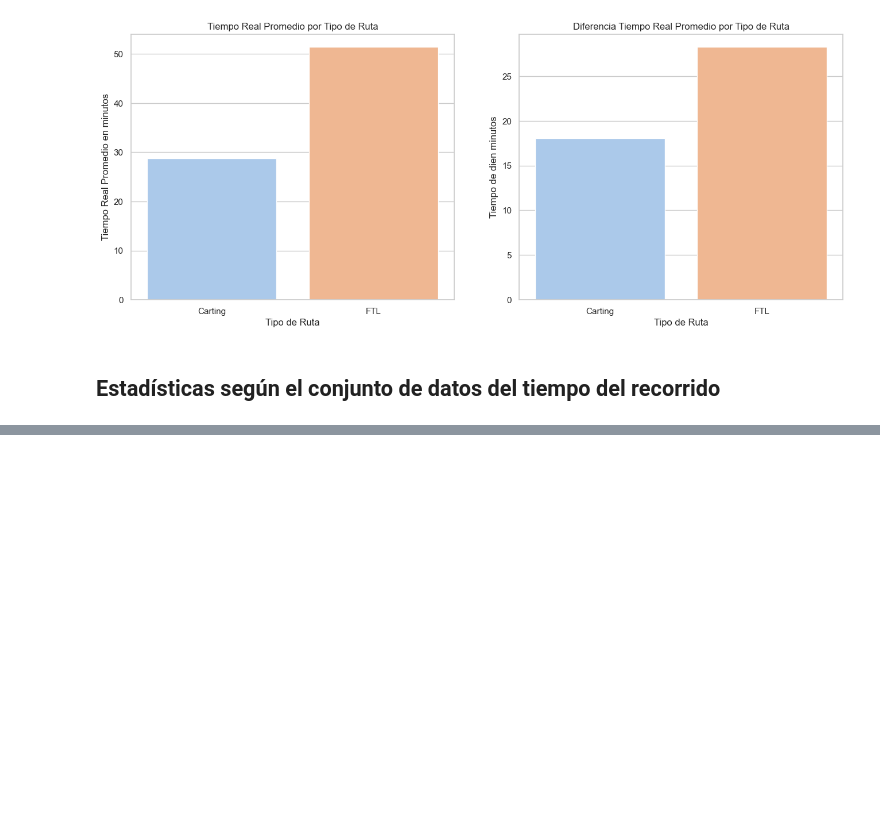
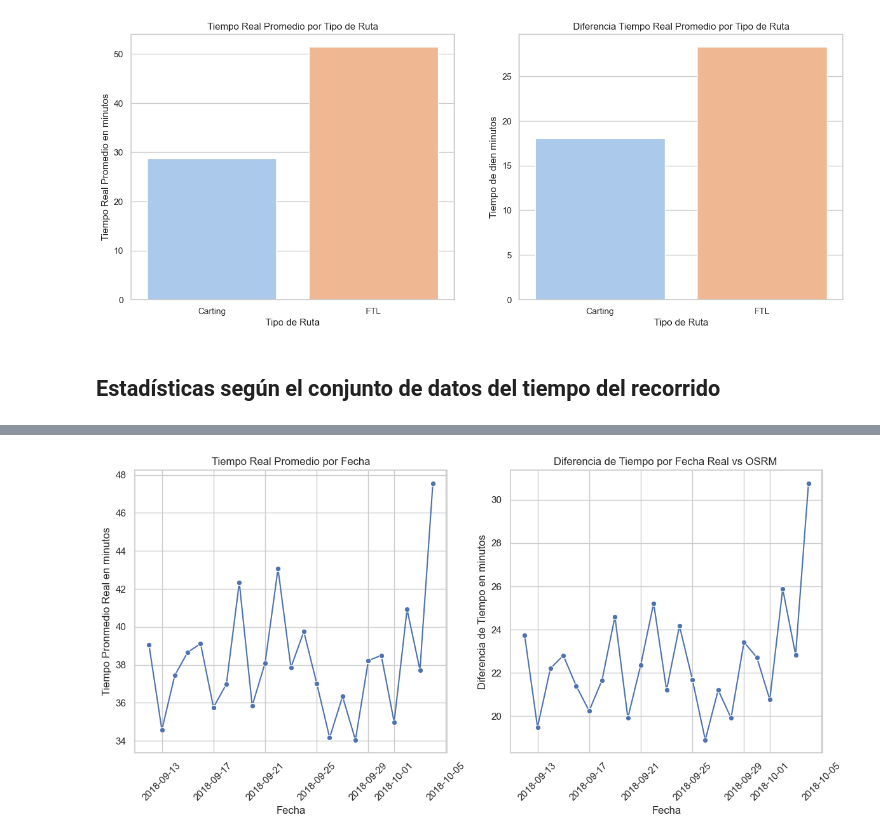
Before and after one commit to luroel/Deep-Dive-Delhivery, a Jupyter notebook: main.ipynb, the cells around one changed output, grey strips where cells are left out. Saved outputs shown, nothing was run; the diff lists cells and outputs as text; code cells hidden in the pictures; blank space fills up the shorter version.

Commit message:
Despliegue de estadisticas y tendencias en base al tiempo de recorrido

```diff
--- a/main.ipynb
+++ b/main.ipynb
@@ -737,5 +716,5 @@ df_computed
 # %%
-performanceby_date = df_computed.groupby('initial_format_time').agg({
+performanceby_date = df_computed.groupby('initial_format_date').agg({
     'segment_actual_time': 'mean',
-    'segment_osrm_time': 'mean',
+    'segment_osrm_time': 'mean'
 }).reset_index()
@@ -742,2 +741,2 @@ performanceby_date = df_computed.groupby('initial_format_time').agg({
 # %%
-performanceby_date = performanceby_date['segment_actual_time'] - performanceby_date['segment_osrm_time']
+performanceby_date['time_difference'] = performanceby_date['segment_actual_time'] - performanceby_date['segment_osrm_time']
@@ -743,0 +763,21 @@ performanceby_date = performanceby_date['segment_actual_time'] - performanceby_d
+# %%
+plt.figure(figsize=(12, 6))
+
+plt.subplot(1,2,1)
+sns.lineplot(x='initial_format_date', y='segment_actual_time', data=performanceby_date, marker='o')
+plt.title('Tiempo Real Promedio por Fecha')
+plt.xlabel('Fecha')
+plt.ylabel('Tiempo Pronmedio Real en minutos')
+plt.xticks(rotation=45)
+
+plt.subplot(1, 2, 2)
+sns.lineplot(x='initial_format_date', y='time_difference', data=performanceby_date, marker='o')
+plt.title('Diferencia de Tiempo por Fecha Real vs OSRM ')
+plt.xlabel('Fecha')
+plt.ylabel('Diferencia de Tiempo en minutos')
+plt.xticks(rotation=45)
+
+plt.tight_layout()
+plt.show()
+# %% [output]
+[figure, added]
```
Also changed, not shown: parts of 20 cells of this notebook.
